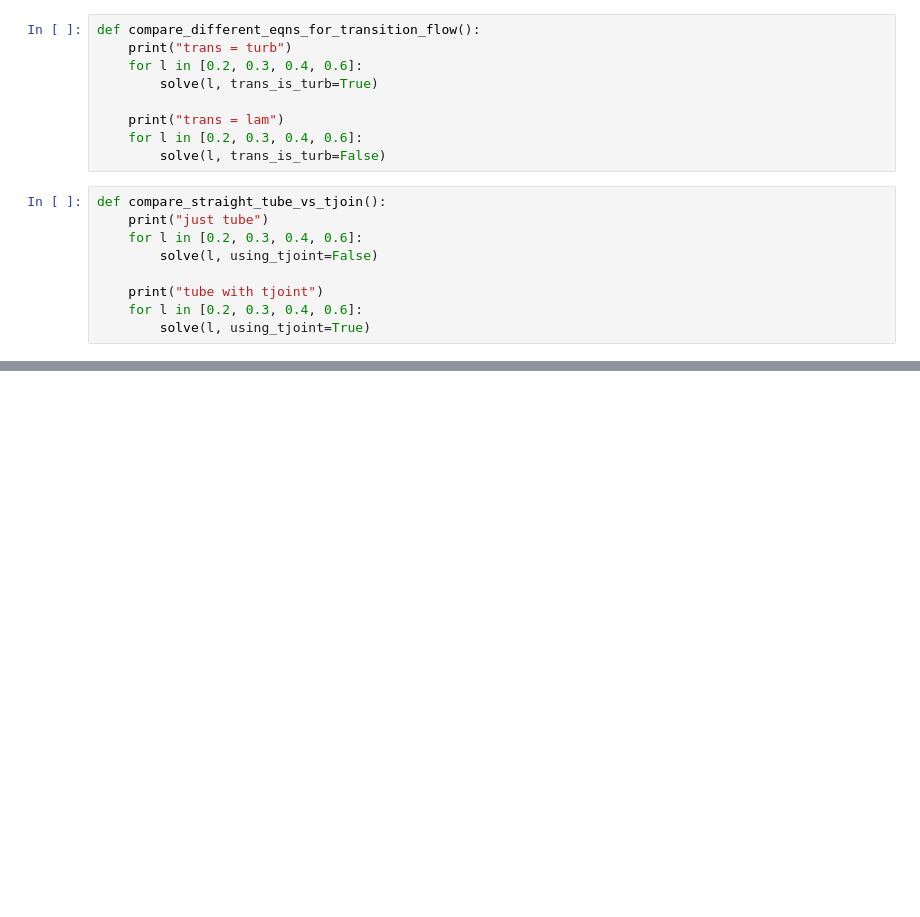
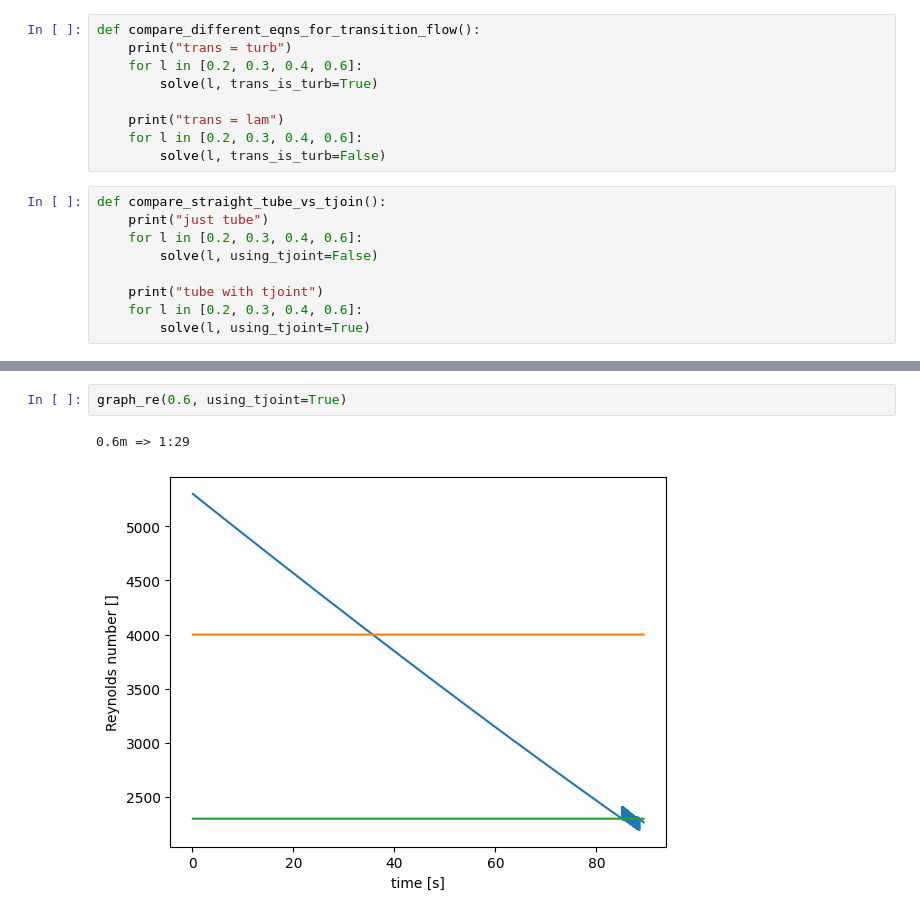
Before and after one commit to risperss/syde383project, a Jupyter notebook: model.ipynb, the cells around one changed output, grey strips where cells are left out. Saved outputs shown, nothing was run; the diff lists cells and outputs as text; blank space fills up the shorter version.

```diff
--- a/model.ipynb
+++ b/model.ipynb
@@ -182,0 +190,5 @@ graph_re(0.6)
+# %%
+graph_re(0.6, using_tjoint=True)
+# %% [output]
+0.6m => 1:29
+[figure, added]
```
Also changed, not shown: parts of 6 cells of this notebook.
